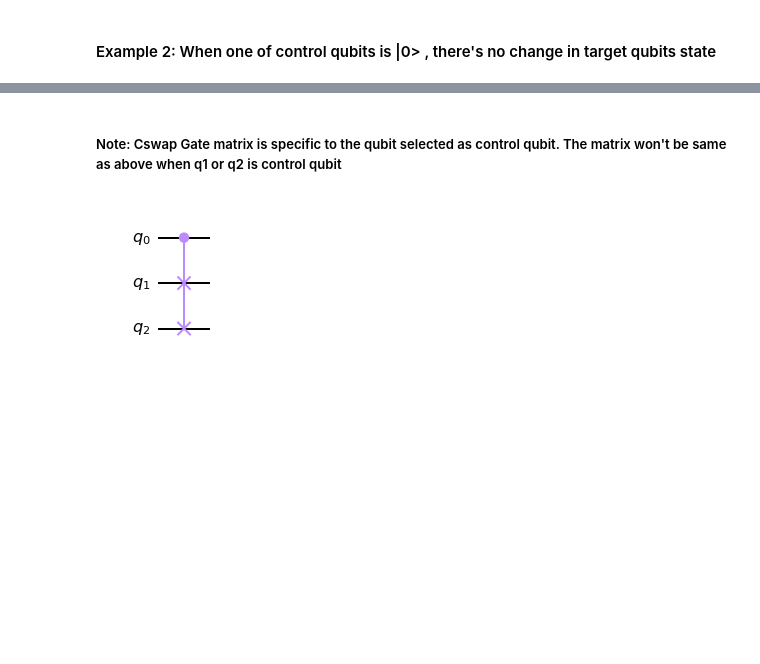
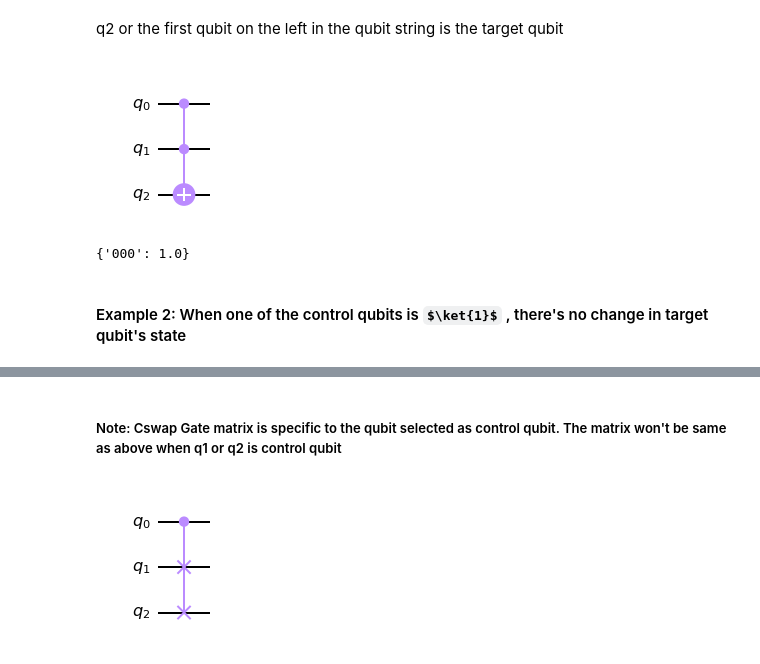
Before and after one commit to developer-student-club-thapar/Quantum-Computing, a Jupyter notebook: 4. Multi-Qubit Gates/f. Three qubit gates.ipynb, the cells around one changed output, grey strips where cells are left out. Cells and saved outputs as stored; diff of their text form; code cells hidden in the pictures; some formulas as TeX source; blank space fills up the shorter version.

```diff
--- a/4. Multi-Qubit Gates/f. Three qubit gates.ipynb
+++ b/4. Multi-Qubit Gates/f. Three qubit gates.ipynb
@@ -55,3 +53,25 @@ from IPython.display import Video
 <br>
 <center><b>$$C_{cx}=\begin{bmatrix} 1 & 0 & 0 & 0 & 0 & 0 & 0 & 0 \\ 0 & 1 & 0 & 0 & 0 & 0 & 0 & 0 \\ 0 & 1 & 0 & 0 & 0 & 0 & 0 & 0\\ 0 & 0 & 0 & 0 & 0 & 0 & 0 & 1 \\ 0 & 0 & 0 & 0 & 1 & 0 & 0 & 0 \\ 0 & 0 & 0 & 0 & 0 & 1 & 0 & 0 \\ 0 & 0 & 0 & 0 & 0 & 0 & 1 & 0 \\ 0 & 1 & 0 & 1 & 0 & 0 & 0 & 0\end{bmatrix} $$<b><center>
+# %%
+def toffoli(q1, q0):
+    qc = QuantumCircuit(3)
+    if q1:
+        qc.x(1)
+    if q0:
+        qc.x(0)
+    #qc.ccx(contol qubit 1, control qubit 2 , target qubit)
+    qc.ccx(0,1,2)
+    display(qc.draw('mpl'))
+
+    # executing the circuit
+    backend = BasicAer.get_backend('statevector_simulator')
+    job1 = execute(qc, backend)
+    result1 = job1.result()
+
+    # probability of output state
+    counts = result1.get_counts(qc)
+    print(counts)
+
+    global gate1
+    gate1 = Operator(qc)
 # %% [markdown]
@@ -101,2 +79,10 @@ $$
+# %% [markdown]
+q2 or the first qubit on the left in the qubit string is the target qubit
+# %%
+toffoli(0,0)
+gate_1 = gate1
+# %% [output]
+[figure, added]
+{'000': 1.0}
 # %% [markdown]
-#### Example 2: When one of  control qubits is |0> , there's no change in target qubits state
+#### Example 2: When one of the control qubits is $\ket{1}$ , there's no change in target qubit's state
```
Also changed, not shown: parts of 27 cells of this notebook, 3 other files.
